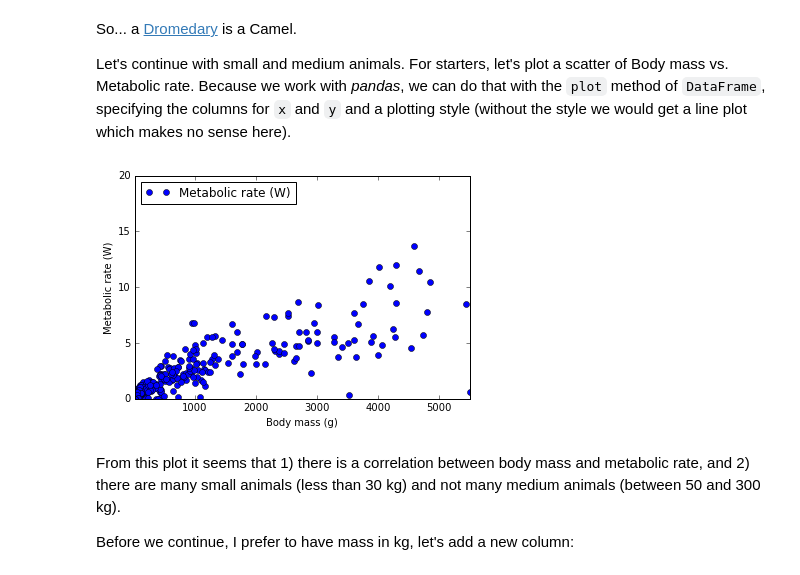
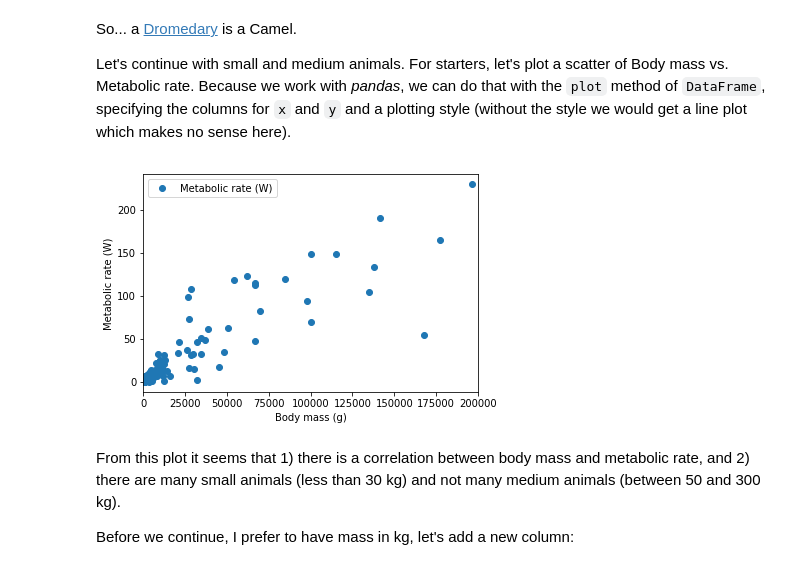
Before and after one commit to yoavram/Py4Eng, a Jupyter notebook: sessions/pandas-seaborn.ipynb, the cells around one changed output. Cells and saved outputs as stored; diff of their text form; code cells hidden in the pictures.

Commit message:
fix ex; fix xlim; update mpl=2

```diff
--- a/sessions/pandas-seaborn.ipynb
+++ b/sessions/pandas-seaborn.ipynb
@@ -99,10 +97,10 @@ import matplotlib.pyplot as plt
 # %%
 data = data[data['Body mass (g)'] < 3e5]
 data.plot(x='Body mass (g)', y='Metabolic rate (W)', style='o')
 plt.ylabel('Metabolic rate (W)')
-plt.ylim(0, 20);
+plt.xlim(0, 200000);
 # %% [output]
-[figure, old version]
+[figure, new version]
 # %% [markdown]
 From this plot it seems that 1) there is a correlation between body mass and metabolic rate, and 2) there are many small animals (less than 30 kg) and not many medium animals (between 50 and 300 kg).
 
```
Also changed, not shown: parts of 11 cells of this notebook.
